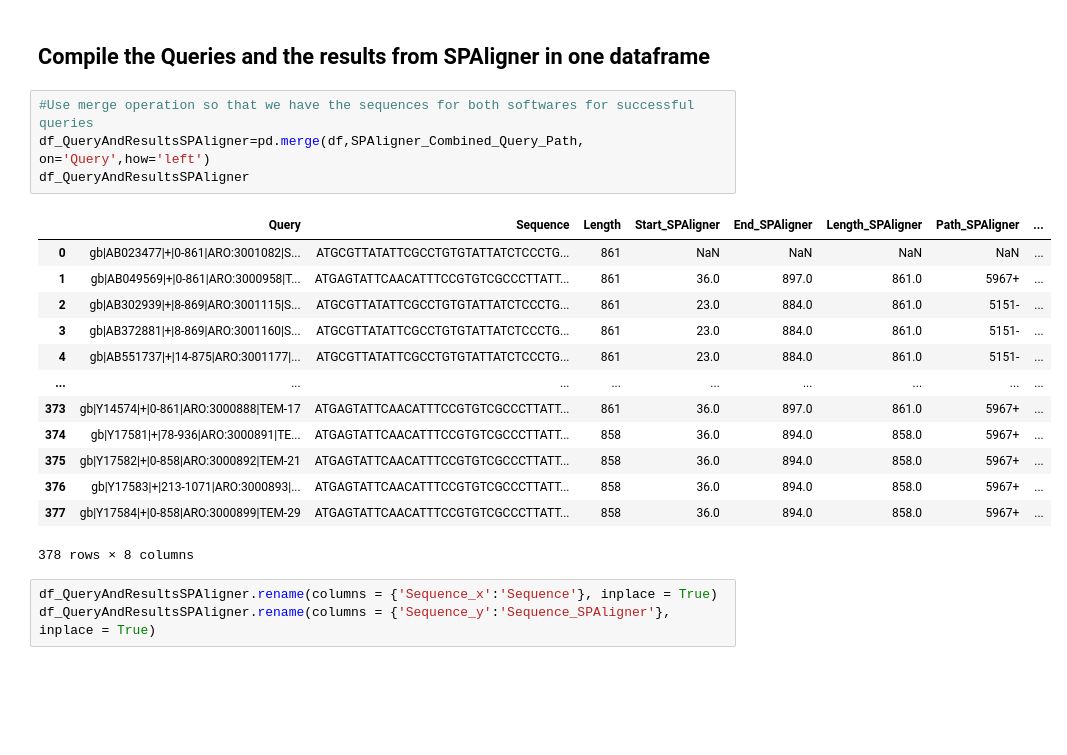
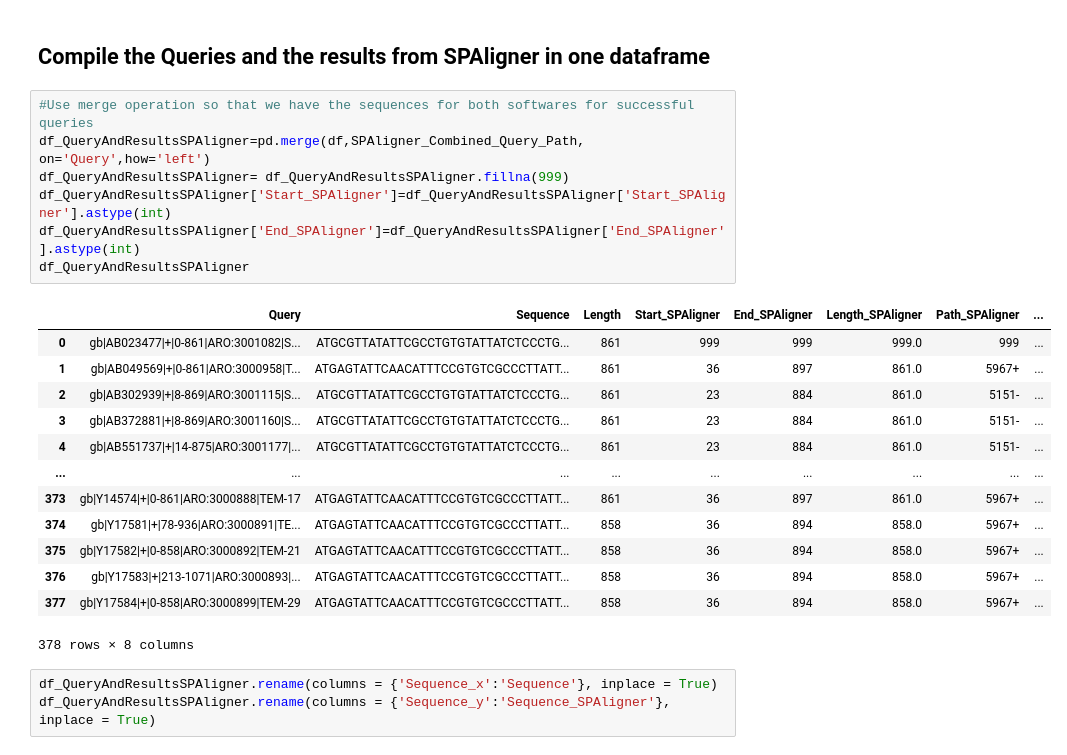
Before and after one commit to Yusreen/Thesis, a Jupyter notebook: Results and findings/CompareQueryAndResults.ipynb, the cells around one changed output. Saved outputs shown, nothing was run; the diff lists cells and outputs as text; blank space fills up the shorter version.

```diff
--- a/Results and findings/CompareQueryAndResults.ipynb
+++ b/Results and findings/CompareQueryAndResults.ipynb
@@ -315,20 +331,23 @@ See the caveats in the documentation: https://pandas.pydata.org/pandas-docs/stab
 # %%
 #Use merge operation so that we have the sequences for both softwares for successful queries
 df_QueryAndResultsSPAligner=pd.merge(df,SPAligner_Combined_Query_Path, on='Query',how='left')
+df_QueryAndResultsSPAligner= df_QueryAndResultsSPAligner.fillna(999)
+df_QueryAndResultsSPAligner['Start_SPAligner']=df_QueryAndResultsSPAligner['Start_SPAligner'].astype(int)
+df_QueryAndResultsSPAligner['End_SPAligner']=df_QueryAndResultsSPAligner['End_SPAligner'].astype(int)
 df_QueryAndResultsSPAligner
 # %% [output]
 |  | Query | Sequence | Length | Start_SPAligner | End_SPAligner | Length_SPAligner | Path_SPAligner | ... |
-| 0 | gb|AB023477|+|0-861|ARO:3001082|S... | ATGCGTTATATTCGCCTGTGTATTATCTCCCTG... | 861 | NaN | NaN | NaN | NaN | ... |
-| 1 | gb|AB049569|+|0-861|ARO:3000958|T... | ATGAGTATTCAACATTTCCGTGTCGCCCTTATT... | 861 | 36.0 | 897.0 | 861.0 | 5967+ | ... |
-| 2 | gb|AB302939|+|8-869|ARO:3001115|S... | ATGCGTTATATTCGCCTGTGTATTATCTCCCTG... | 861 | 23.0 | 884.0 | 861.0 | 5151- | ... |
-| 3 | gb|AB372881|+|8-869|ARO:3001160|S... | ATGCGTTATATTCGCCTGTGTATTATCTCCCTG... | 861 | 23.0 | 884.0 | 861.0 | 5151- | ... |
-| 4 | gb|AB551737|+|14-875|ARO:3001177|... | ATGCGTTATATTCGCCTGTGTATTATCTCCCTG... | 861 | 23.0 | 884.0 | 861.0 | 5151- | ... |
+| 0 | gb|AB023477|+|0-861|ARO:3001082|S... | ATGCGTTATATTCGCCTGTGTATTATCTCCCTG... | 861 | 999 | 999 | 999.0 | 999 | ... |
+| 1 | gb|AB049569|+|0-861|ARO:3000958|T... | ATGAGTATTCAACATTTCCGTGTCGCCCTTATT... | 861 | 36 | 897 | 861.0 | 5967+ | ... |
+| 2 | gb|AB302939|+|8-869|ARO:3001115|S... | ATGCGTTATATTCGCCTGTGTATTATCTCCCTG... | 861 | 23 | 884 | 861.0 | 5151- | ... |
+| 3 | gb|AB372881|+|8-869|ARO:3001160|S... | ATGCGTTATATTCGCCTGTGTATTATCTCCCTG... | 861 | 23 | 884 | 861.0 | 5151- | ... |
+| 4 | gb|AB551737|+|14-875|ARO:3001177|... | ATGCGTTATATTCGCCTGTGTATTATCTCCCTG... | 861 | 23 | 884 | 861.0 | 5151- | ... |
 | ... | ... | ... | ... | ... | ... | ... | ... | ... |
-| 373 | gb|Y14574|+|0-861|ARO:3000888|TEM-17 | ATGAGTATTCAACATTTCCGTGTCGCCCTTATT... | 861 | 36.0 | 897.0 | 861.0 | 5967+ | ... |
-| 374 | gb|Y17581|+|78-936|ARO:3000891|TE... | ATGAGTATTCAACATTTCCGTGTCGCCCTTATT... | 858 | 36.0 | 894.0 | 858.0 | 5967+ | ... |
-| 375 | gb|Y17582|+|0-858|ARO:3000892|TEM-21 | ATGAGTATTCAACATTTCCGTGTCGCCCTTATT... | 858 | 36.0 | 894.0 | 858.0 | 5967+ | ... |
-| 376 | gb|Y17583|+|213-1071|ARO:3000893|... | ATGAGTATTCAACATTTCCGTGTCGCCCTTATT... | 858 | 36.0 | 894.0 | 858.0 | 5967+ | ... |
-| 377 | gb|Y17584|+|0-858|ARO:3000899|TEM-29 | ATGAGTATTCAACATTTCCGTGTCGCCCTTATT... | 858 | 36.0 | 894.0 | 858.0 | 5967+ | ... |
+| 373 | gb|Y14574|+|0-861|ARO:3000888|TEM-17 | ATGAGTATTCAACATTTCCGTGTCGCCCTTATT... | 861 | 36 | 897 | 861.0 | 5967+ | ... |
+| 374 | gb|Y17581|+|78-936|ARO:3000891|TE... | ATGAGTATTCAACATTTCCGTGTCGCCCTTATT... | 858 | 36 | 894 | 858.0 | 5967+ | ... |
+| 375 | gb|Y17582|+|0-858|ARO:3000892|TEM-21 | ATGAGTATTCAACATTTCCGTGTCGCCCTTATT... | 858 | 36 | 894 | 858.0 | 5967+ | ... |
+| 376 | gb|Y17583|+|213-1071|ARO:3000893|... | ATGAGTATTCAACATTTCCGTGTCGCCCTTATT... | 858 | 36 | 894 | 858.0 | 5967+ | ... |
+| 377 | gb|Y17584|+|0-858|ARO:3000899|TEM-29 | ATGAGTATTCAACATTTCCGTGTCGCCCTTATT... | 858 | 36 | 894 | 858.0 | 5967+ | ... |
 378 rows × 8 columns
 # %%
 df_QueryAndResultsSPAligner.rename(columns = {'Sequence_x':'Sequence'}, inplace = True)
```
Also changed, not shown: parts of 14 cells of this notebook, 2 other files.
